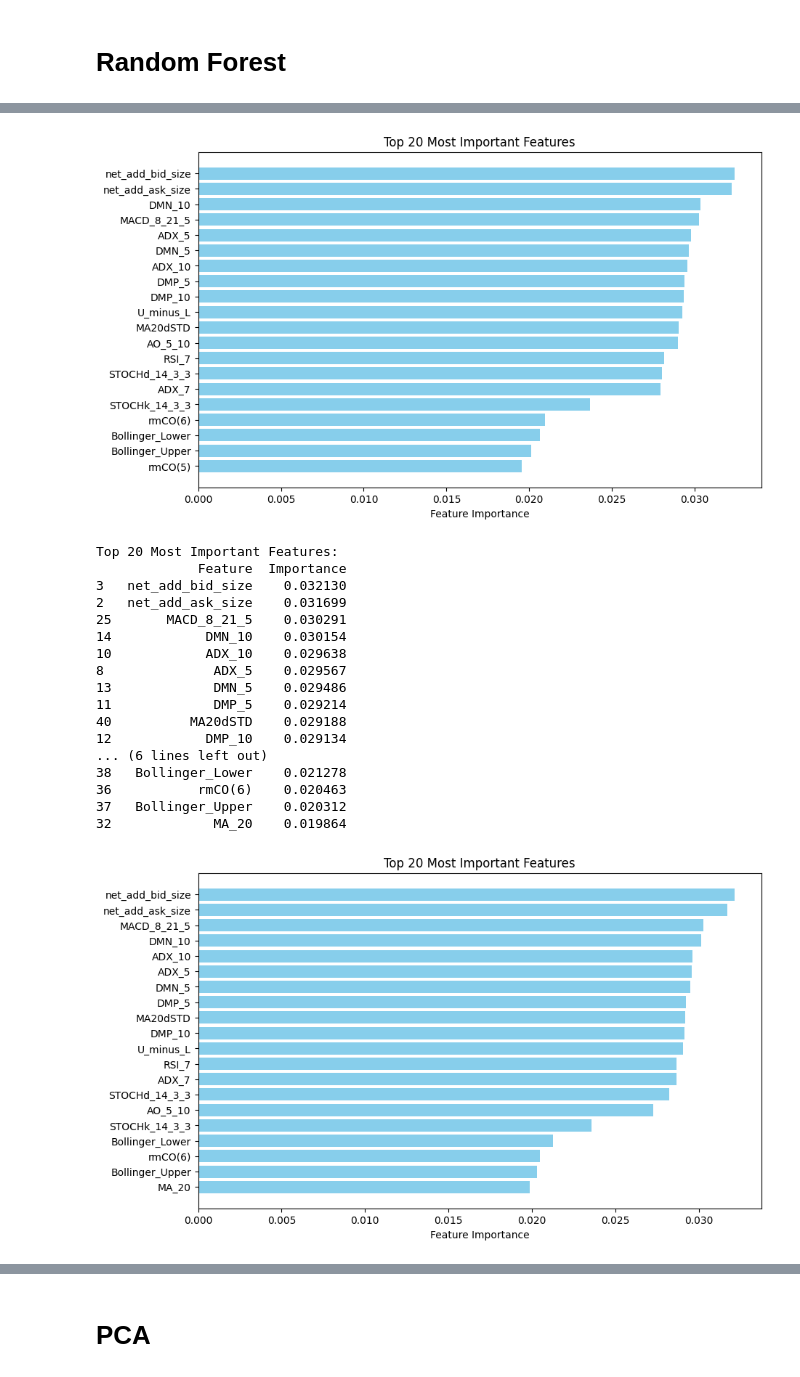
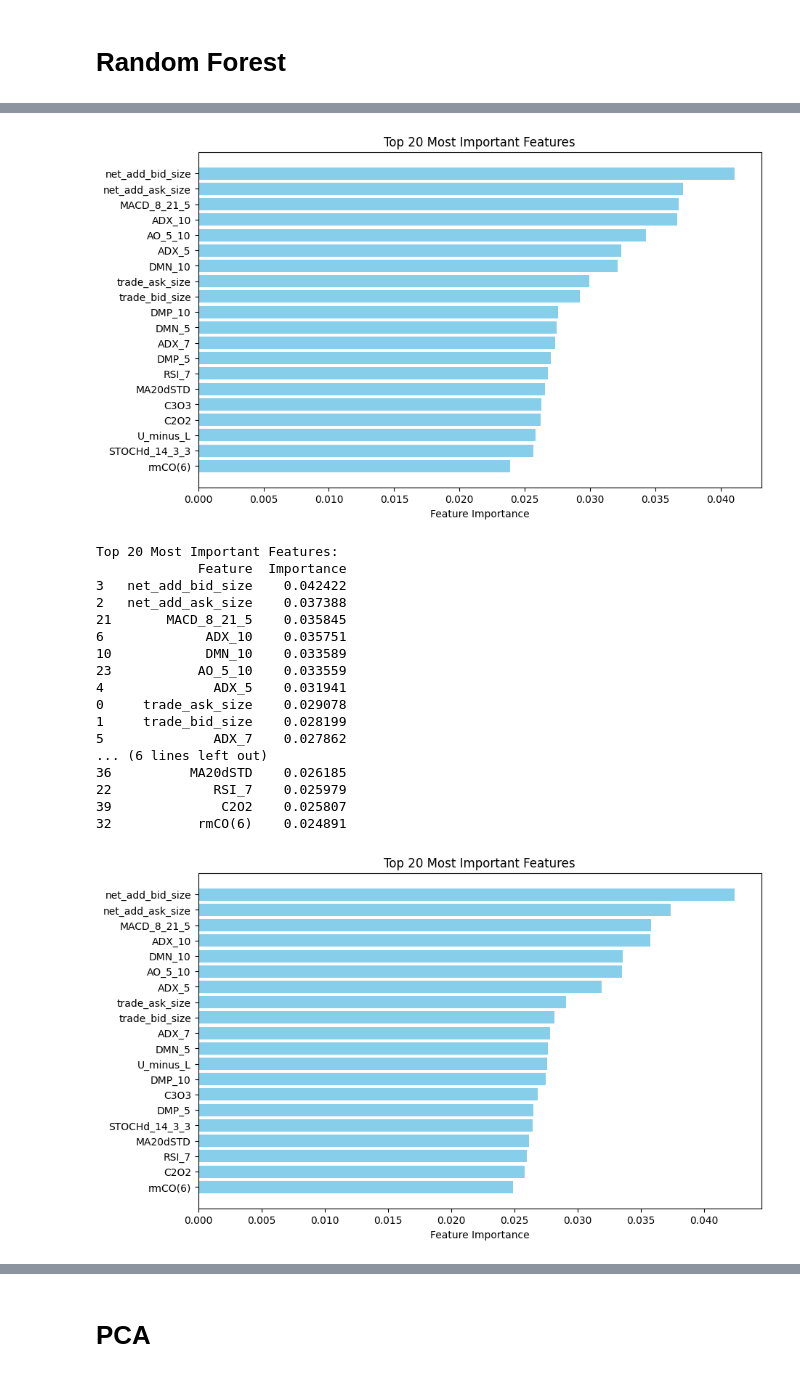
Before and after one commit to LiaoLaurent/Stock-Prediction-Deep-Learning, a Jupyter notebook: feature_engineering.ipynb, the cells around one changed output, grey strips where cells are left out. Drawn from its saved outputs; the diff is of its cells as text; code cells hidden in the pictures.

```diff
--- a/feature_engineering.ipynb
+++ b/feature_engineering.ipynb
@@ -167,9 +155,9 @@ def compute_technical_indicators(df):
 
     return df.dropna()
 # %%
-order_sizes = group_and_pivot_order_sizes(df, sampling_rate='2s')
+order_sizes = group_and_pivot_order_sizes(df, sampling_rate='1s')
 
-mid_prices = resample_mid_prices(df, sampling_rate='2s')
+mid_prices = resample_mid_prices(df, sampling_rate='1s')
 
 mid_prices.iloc[:20]
 # %% [output]
@@ -199,7 +187,7 @@ df_combined = order_sizes.join(technical_indicators, how='inner')
 
 df_combined.columns
 
-df_combined.drop(columns=['mid_price_high', 'mid_price_low', 'mid_price_close', 'mid_price_open', "max_depth", "Returns"], inplace=True)
+df_combined.drop(columns=['mid_price_high', 'mid_price_low', 'mid_price_close', 'mid_price_open'], inplace=True)
 df_combined.columns
 # %% [output]
 Index(['trade_ask_size', 'trade_bid_size', 'net_add_ask_size',
@@ -216,6 +204,8 @@ start_date = pd.to_datetime("2024-10-01")
 end_date = pd.to_datetime("2024-10-01")
 date_range = pd.bdate_range(start=start_date, end=end_date)
 data_paths = [f"AAPL_data/AAPL_{date.strftime('%Y-%m-%d')}_xnas-itch.parquet" for date in date_range]
+
+sampling_rate = '1s'
 
 trade_days_data = []
 
@@ -225,18 +215,17 @@ for path in data_paths:
 
     df = df.between_time(market_open, market_close)
 
-    order_sizes = group_and_pivot_order_sizes(df, sampling_rate='1s')
+    order_sizes = group_and_pivot_order_sizes(df, sampling_rate=sampling_rate)
 
 
-    mid_prices = resample_mid_prices(df, sampling_rate='1s')
+    mid_prices = resample_mid_prices(df, sampling_rate=sampling_rate)
 
     order_sizes = order_sizes.reindex(mid_prices.index, fill_value=0)
 
     technical_indicators = compute_technical_indicators(mid_prices)
     df_combined = order_sizes.join(technical_indicators, how='inner')
 
-    # df_combined.drop(columns=["max_depth", "Returns"], inplace=True)
-    df_combined.drop(columns=['mid_price_high', 'mid_price_low', 'mid_price_close', 'mid_price_open', "max_depth", "Returns"], inplace=True)
+    df_combined.drop(columns=['mid_price_high', 'mid_price_low', 'mid_price_close', 'mid_price_open'], inplace=True)
 
     trade_days_data.append(df_combined)
 
@@ -258,5 +247,5 @@ all_data.head()
 # %%
-all_data["Target_close"] = all_data["Target_close"].shift(-1)
+all_data["returns"] = all_data["returns"].shift(-1)
 all_data.dropna(inplace=True)
 # %%
 all_data.head()
@@ -313,10 +294,10 @@ OH1              -0.017428  0.719860 -0.035317 -0.013354  0.193567  1.000000
 # %% [markdown]
 # Random Forest
 # %%
-from sklearn.ensemble import RandomForestClassifier
+from sklearn.ensemble import RandomForestRegressor
 
-X = all_data.drop(columns=['Target_close'])  # Features
-y = all_data['Target_close']  # Target variable
+X = all_data.drop(columns=['returns', 'volatilities'])  # Features
+y = all_data['returns']  # Target variable
 
 params0 = {
     'n_estimators': 50,
@@ -359,7 +340,7 @@ def analyze_feature_importance(X, y, num_features=20, **rf_params):
         importance_df (pd.DataFrame): DataFrame containing features and their importance scores.
     """
     # Initialize the Random Forest model
-    rf = RandomForestClassifier(**rf_params)
+    rf = RandomForestRegressor(**rf_params)
 
     # Train the model on the entire dataset
     rf.fit(X, y)
@@ -415,21 +396,21 @@ Top 20 Most Important Features:
-[figure, old version]
+[figure, new version]
 Top 20 Most Important Features:
              Feature  Importance
-3   net_add_bid_size    0.032130
-2   net_add_ask_size    0.031699
-25       MACD_8_21_5    0.030291
-14            DMN_10    0.030154
-10            ADX_10    0.029638
-8              ADX_5    0.029567
-13             DMN_5    0.029486
-11             DMP_5    0.029214
-40          MA20dSTD    0.029188
-12            DMP_10    0.029134
+3   net_add_bid_size    0.042422
+2   net_add_ask_size    0.037388
+21       MACD_8_21_5    0.035845
+6             ADX_10    0.035751
+10            DMN_10    0.033589
+23           AO_5_10    0.033559
+4              ADX_5    0.031941
+0     trade_ask_size    0.029078
+1     trade_bid_size    0.028199
+5              ADX_7    0.027862
 ... (6 lines left out)
-38   Bollinger_Lower    0.021278
-36           rmCO(6)    0.020463
-37   Bollinger_Upper    0.020312
-32             MA_20    0.019864
+36          MA20dSTD    0.026185
+22             RSI_7    0.025979
+39              C2O2    0.025807
+32           rmCO(6)    0.024891
-[figure, old version]
+[figure, new version]
 Top 20 Most Important Features:
              Feature  Importance
```
Also changed, not shown: parts of 13 cells of this notebook, 3 other files.
